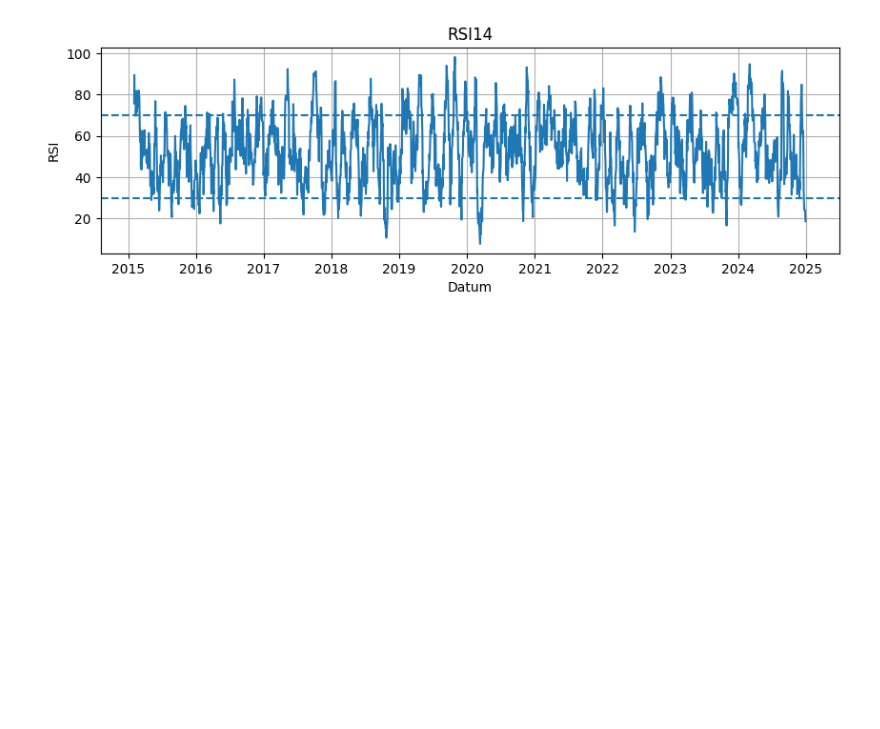
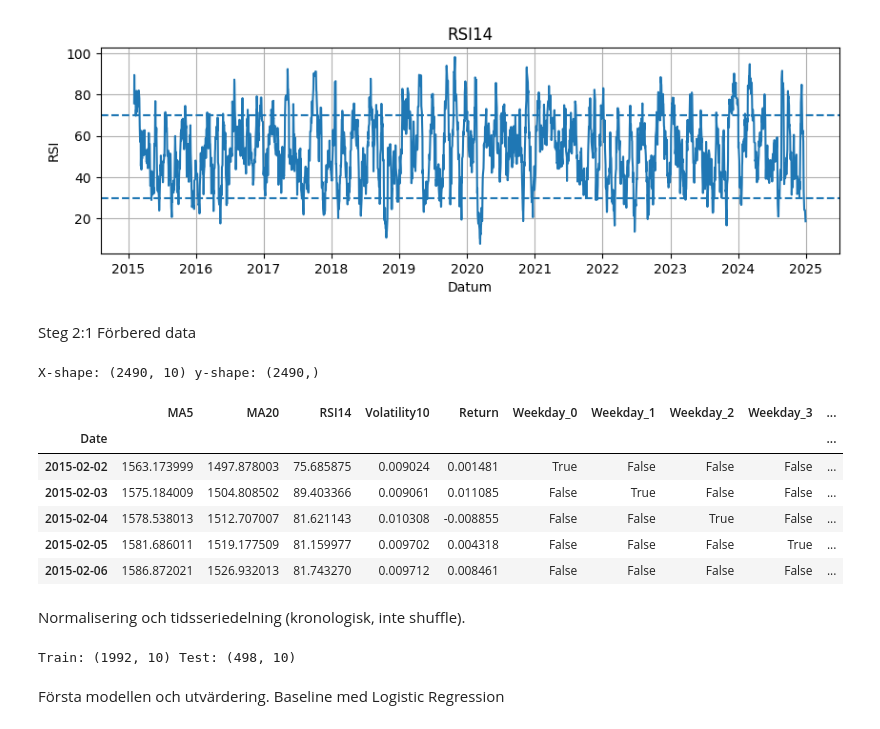
Before and after one commit to christiansopov-gif/OMXS30_Projekt, a Jupyter notebook: OMXS30_AI_Project.ipynb, the cells around one changed output. Cells and saved outputs as stored; diff of their text form; code cells hidden in the pictures; blank space fills up the shorter version.

```diff
--- a/OMXS30_AI_Project.ipynb
+++ b/OMXS30_AI_Project.ipynb
@@ -333,3 +333,65 @@ Rader kvar efter indikatorer: 2490
 | 2015-02-06 | 1599.550049 | 0.008461 | 0 | 1586.872021 | 1526.932013 | 81.743270 | 0.009712 | 4 |
 [figure]
 [figure]
+# %% [markdown]
+Steg 2:1 Förbered data
+# %%
+# Kodcell A: Bygg features och mål (X, y) utan läckage
+
+# Utgå från data_feat som du skapade
+df = data_feat.copy()
+
+# Välj features
+num_feats = ["MA5","MA20","RSI14","Volatility10","Return"]
+cat_feats = ["Weekday"]
+
+# One-hot på veckodag
+X = pd.get_dummies(df[num_feats + cat_feats], columns=cat_feats, drop_first=False)
+
+# Målvariabel
+y = df["Target"].astype(int)
+
+# Säkerställ inga NaN
+X = X.dropna()
+y = y.loc[X.index]
+
+print("X-shape:", X.shape, "y-shape:", y.shape)
+X.head()
+# %% [output]
+X-shape: (2490, 10) y-shape: (2490,)
+|  | MA5 | MA20 | RSI14 | Volatility10 | Return | Weekday_0 | Weekday_1 | Weekday_2 | Weekday_3 | ... |
+| Date |  |  |  |  |  |  |  |  |  | ... |
+| 2015-02-02 | 1563.173999 | 1497.878003 | 75.685875 | 0.009024 | 0.001481 | True | False | False | False | ... |
+| 2015-02-03 | 1575.184009 | 1504.808502 | 89.403366 | 0.009061 | 0.011085 | False | True | False | False | ... |
+| 2015-02-04 | 1578.538013 | 1512.707007 | 81.621143 | 0.010308 | -0.008855 | False | False | True | False | ... |
+| 2015-02-05 | 1581.686011 | 1519.177509 | 81.159977 | 0.009702 | 0.004318 | False | False | False | True | ... |
+| 2015-02-06 | 1586.872021 | 1526.932013 | 81.743270 | 0.009712 | 0.008461 | False | False | False | False | ... |
+# %% [markdown]
+Normalisering och tidsseriedelning (kronologisk, inte shuffle).
+# %%
+# Kodcell B: Tidsserie-split (80/20 kronologiskt) + skalning
+
+import numpy as np
+from sklearn.model_selection import train_test_split
+
+n = len(X)
+split_idx = int(n * 0.8)
+
+X_train, X_test = X.iloc[:split_idx], X.iloc[split_idx:]
+y_train, y_test = y.iloc[:split_idx], y.iloc[split_idx:]
+
+print("Train:", X_train.shape, "Test:", X_test.shape)
+
+# Skalning av numeriska kolumner
+from sklearn.preprocessing import StandardScaler
+
+scaler = StandardScaler()
+X_train_scaled = X_train.copy()
+X_test_scaled  = X_test.copy()
+
+X_train_scaled[num_feats] = scaler.fit_transform(X_train[num_feats])
+X_test_scaled[num_feats]  = scaler.transform(X_test[num_feats])
+# %% [output]
+Train: (1992, 10) Test: (498, 10)
+# %% [markdown]
+Första modellen och utvärdering. Baseline med Logistic Regression
```
Also changed, not shown: parts of 4 cells of this notebook.
